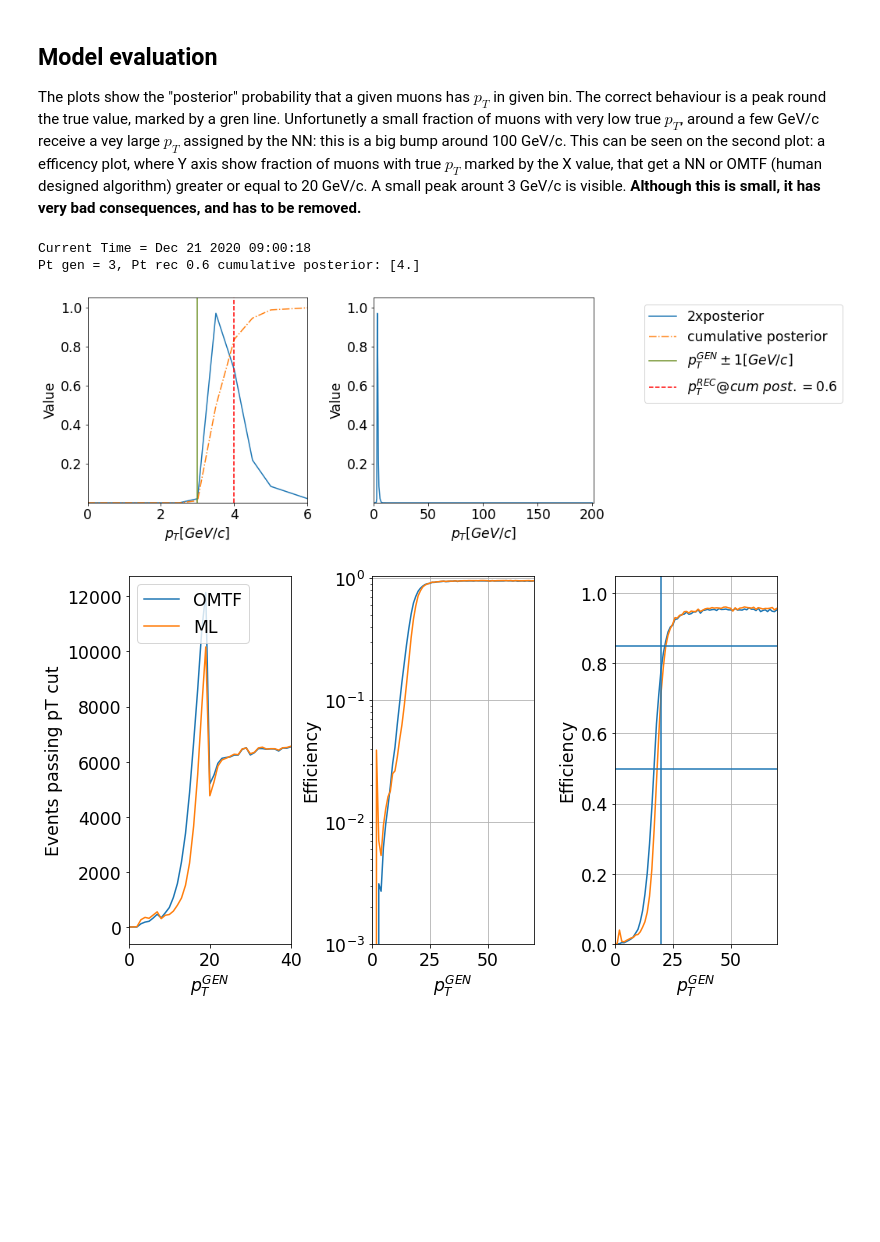
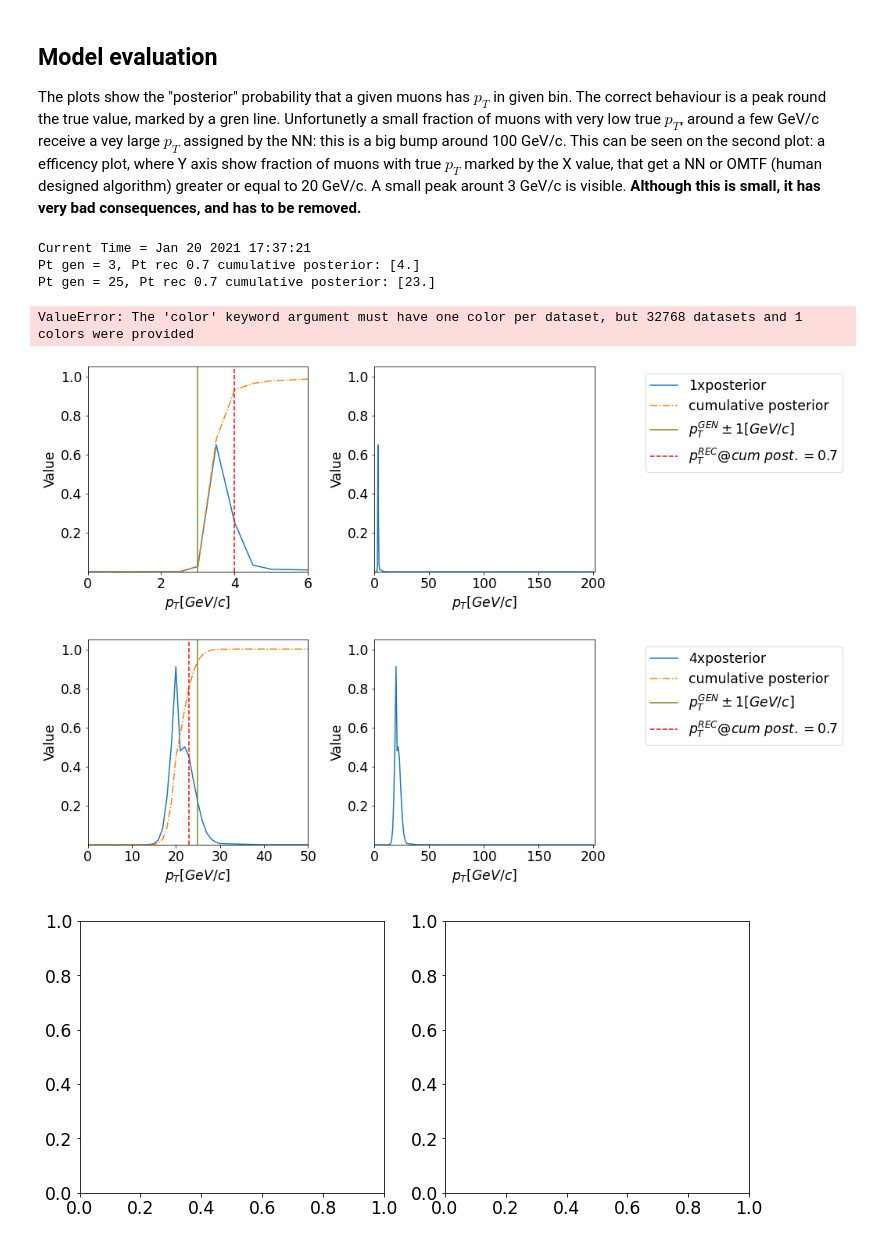
Before and after one commit to akalinow/MachineLearning, a Jupyter notebook: OMTF/OMTF_NN.ipynb, the cells around one changed output. Cells and saved outputs as stored; diff of their text form; code cells hidden in the pictures; blank space fills up the shorter version.

```diff
--- a/OMTF/OMTF_NN.ipynb
+++ b/OMTF/OMTF_NN.ipynb
@@ -68,7 +79,7 @@ if not runOnCluster:
 # %% [markdown]
 ## Plotting functions
 # %%
-cumulativePosteriorCut = 0.60
+cumulativePosteriorCut = 0.70
 testIndex = 0
 
 def plotPosterior(ptGen, labels, predictions):
@@ -79,7 +90,6 @@ def plotPosterior(ptGen, labels, predictions):
     predictions = predictions[indices]
 
     ###TEST
-
     #predictions = predictions[:,0:45]
     predictions = predictions[testIndex]
     predictions = tf.reshape(predictions, (1,-1))
@@ -320,6 +330,7 @@ def modifyFeatures(dataRow, batchSize, isTrain=False):
     dummyValue = 128 #TEST
     features = tf.where(features<9999, features, dummyValue)
     features.set_shape([batchSize,np.count_nonzero(columnsMask)])
+    features = tf.one_hot(tf.cast(features+64, dtype=tf.int32), depth=128)#TEST
 
     columnIndex = np.where(columns == "muonCharge")[0][0]
     chargeLabels = (dataRow[:,columnIndex]+1)/2
@@ -328,7 +339,7 @@ def modifyFeatures(dataRow, batchSize, isTrain=False):
     columnIndex = np.where(columns == "muonPt")[0][0]
     ptLabels = dataRow[:,columnIndex]
     ptLabels.set_shape([batchSize,])
-    trainWeight = 1.0#tf.math.exp(-ptLabels/10.0)
+    trainWeight = 1.0 #tf.exp(-ptLabels/35.0)
 
     if isTrain:
         ptLabels = pT2Label(ptLabels)
@@ -348,11 +359,12 @@ def modifyFeatures(dataRow, batchSize, isTrain=False):
     return dataRow
 
 def loadDataset(fileNames, isTrain, nEpochs=1, batchSize=1):
-    raw_dataset = tf.data.TFRecordDataset(fileNames, compression_type="GZIP") #GZIP
+    raw_dataset = tf.data.TFRecordDataset(fileNames, compression_type="GZIP")
     dataset = raw_dataset.map(parse_tensor,num_parallel_calls=tf.data.experimental.AUTOTUNE)
     dataset = dataset.batch(batchSize, drop_remainder=True)
     #Split data into [features, labels] and modify features
-    dataset = dataset.map(lambda x: modifyFeatures(x, batchSize, isTrain))
+    dataset = dataset.map(lambda x: modifyFeatures(x, batchSize, isTrain),num_parallel_calls=tf.data.experimental.AUTOTUNE)
+    #dataset = dataset.cache('/scratch/akalinow/data_cache/')
     return dataset
 
 def benchmark(dataset, num_epochs=2):
@@ -465,7 +490,7 @@ print("Training start. Current Time =", current_time)
 trainFileNames = glob.glob(trainDataDir+'OMTFHits_pats0x0003_oldSample_files_*_chunk_0.tfrecord.gzip')
 validationFileNames = glob.glob(testDataDir+'OMTFHits_pats0x0003_newerSample_files_1_100_chunk_0.tfrecord.gzip')
 
-train_dataset = loadDataset(trainFileNames, isTrain=True, nEpochs=1, batchSize=2*4096)
+train_dataset = loadDataset(trainFileNames, isTrain=True, nEpochs=1, batchSize=4*4096)
 validation_dataset = loadDataset(validationFileNames, isTrain=True, nEpochs=1, batchSize=1024)
 
 model = getModel()
@@ -475,18 +500,17 @@ model = getModel()
 #model = tf.keras.models.load_model(checkpoint_path.format(epoch=nEpochsSaved), custom_objects=custom_objects)
 
 log_dir = "logs/fit/" + datetime.now().strftime("%Y%m%d-%H%M%S")
-tensorboard_callback = tf.keras.callbacks.TensorBoard(log_dir=log_dir, histogram_freq=1)
+tensorboard_callback = tf.keras.callbacks.TensorBoard(log_dir=log_dir, histogram_freq=1, profile_batch=(110))
 #tqdm_callback = tfa.callbacks.TQDMProgressBar()
 
-nEpochs = 10
+nEpochs = 100
 history = model.fit(train_dataset, epochs=nEpochs,
-                    use_multiprocessing=True,
-                    verbose=1,
-                    shuffle=False,
-                    validation_data=validation_dataset.take(10),
-                    callbacks=[tensorboard_callback]
-                   )
-
+                            use_multiprocessing=True,
+                            verbose=1,
+                            shuffle=False,
+                            validation_data=validation_dataset.take(10),
+                            callbacks=[tensorboard_callback]
+                           )
 # Save the whole model
 path = "training/model_full_{epoch:04d}"
 model.save(path.format(epoch=nEpochs), save_format='tf')
@@ -521,45 +531,53 @@ The plots show the "posterior" probability that a given muons has $p_{T}$ in giv
 Unfortunetly a small fraction of muons with very low true $p_{T}$, around a few GeV/c receive a vey large $p_{T}$ assigned by the NN: this is a big bump around 100 GeV/c.
 This can be seen on the second plot: a efficency plot, where Y axis show fraction of muons with true $p_{T}$ marked by the X value, that get a NN or OMTF (human designed algorithm) greater or equal to 20 GeV/c. A small peak arount 3 GeV/c is visible. **Although this is small, it has very bad consequences, and has to be removed.**
 # %%
-testIndex = 11
+testIndex = 12
 
 if not runOnCluster:
 
     current_time = datetime.now().strftime("%b %d %Y %H:%M:%S")
     print("Current Time =", current_time)
 
-    nEpochsSaved = 2
+    nEpochsSaved = 10
     checkpoint_path = "training/model_full_{epoch:04d}"
     model = tf.keras.models.load_model(checkpoint_path.format(epoch=nEpochsSaved), custom_objects=custom_objects)
 
     testFileNames = glob.glob(testDataDir+'OMTFHits_pats0x0003_newerSample_files_1_100_chunk_0.tfrecord.gzip')
     test_dataset = loadDataset(testFileNames, isTrain=False, nEpochs=1, batchSize=32*1024)
 
     for aBatch in test_dataset.as_numpy_iterator():
             labels = aBatch[1]
             omtfPredictions = aBatch[2:4]
             predictions = model.predict(aBatch[0], use_multiprocessing=True)
+
+            #test = tf.reshape(predictions[0], (-1,43,1))
+            #y = tf.keras.layers.Conv1D(1, 5, activation='relu')(test)
+            #print(y.shape)
+
             plotPosterior(3, labels=labels[0], predictions=predictions[0])
             #plotPosterior(10, labels=labels[0], predictions=predictions[0])
             #plotPosterior(20, labels=labels[0], predictions=predictions[0])
             #plotPosterior(21, labels=labels[0], predictions=predictions[0])
-            #plotPosterior(22, labels=labels[0], predictions=predictions[0])
+            plotPosterior(25, labels=labels[0], predictions=predictions[0])
             #plotPosterior(30, labels=labels[0], predictions=predictions[0])
             #plotPosterior(40, labels=labels[0], predictions=predictions[0])
             #plotPosterior(50, labels=labels[0], predictions=predictions[0])
             #plotPull(labels=labels[0], predictions=predictions[0], omtfPredictions=omtfPredictions[0])
-            #plotCM(labels=labels, predictions=predictions, omtfPredictions=omtfPredictions)
+            plotCM(labels=labels, predictions=predictions, omtfPredictions=omtfPredictions)
             break
 
 
     #plotTurnOn(dataset = test_dataset, ptCut=5)
     #plotTurnOn(dataset = test_dataset, ptCut=10)
-    plotTurnOn(dataset = test_dataset, ptCut=20)
+    #plotTurnOn(dataset = test_dataset, ptCut=20)
     #plotTurnOn(dataset = test_dataset, ptCut=22)
     #plotTurnOn(dataset = test_dataset, ptCut=25)
     #plotTurnOn(dataset = test_dataset, ptCut=50)
 # %% [output]
-Current Time = Dec 21 2020 09:00:18
-Pt gen = 3, Pt rec 0.6 cumulative posterior: [4.]
+Current Time = Jan 20 2021 17:37:21
+Pt gen = 3, Pt rec 0.7 cumulative posterior: [4.]
+Pt gen = 25, Pt rec 0.7 cumulative posterior: [23.]
+ValueError: The 'color' keyword argument must have one color per dataset, but 32768 datasets and 1 colors were provided
-[figure, old version]
+[figure, new version]
-[figure, old version]
+[figure, new version]
+[figure, added]
```
Also changed, not shown: parts of 6 cells of this notebook, 5 other files.
